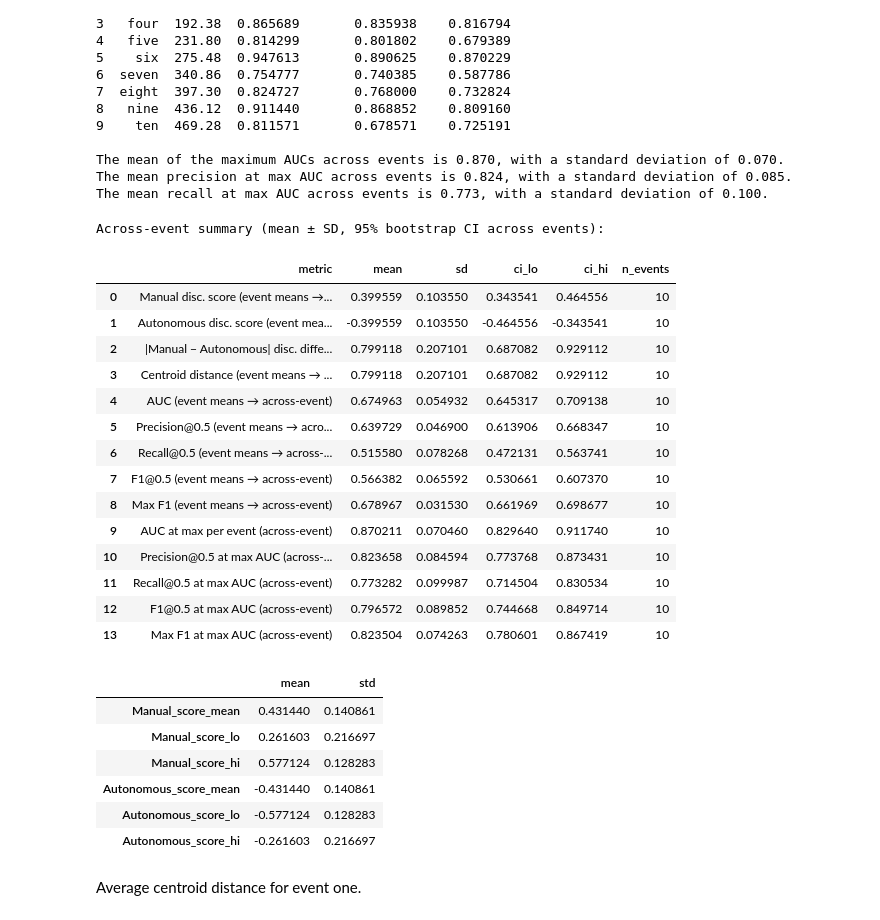
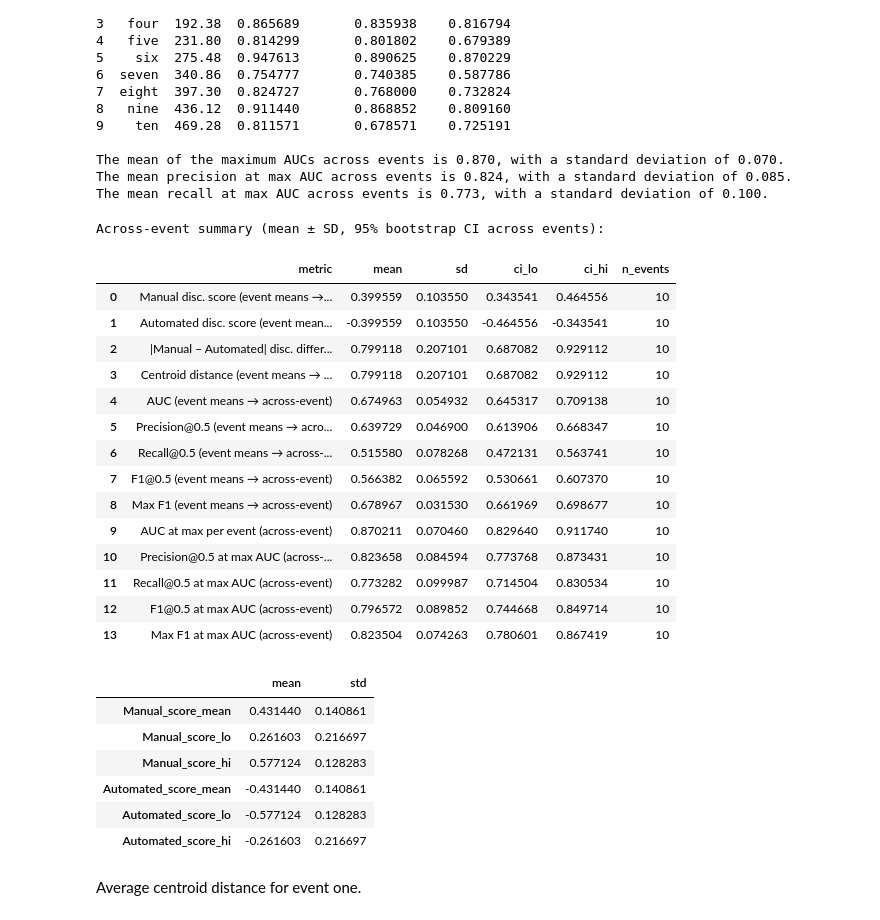
Before and after one commit to JohnMadrid/pca-driving-behavior, a Jupyter notebook: 5_discriminant_analysis.ipynb, the cells around one changed output. Drawn from its saved outputs; the diff is of its cells as text; code cells hidden in the pictures.

```diff
--- a/5_discriminant_analysis.ipynb
+++ b/5_discriminant_analysis.ipynb
@@ -1006,14 +1071,17 @@ def summarize_across_events(series: pd.Series) -> Dict[str, float]:
 
 # Per-time discriminant difference, then average its magnitude per event (to match centroid distance expectation)
 out_df = out_df.copy()
-out_df["disc_diff"] = out_df["Manual_score_mean"] - out_df["Autonomous_score_mean"]
+_legacy = {c: c.replace("Autonomous", "Automated") for c in out_df.columns if "Autonomous" in c}
+if _legacy:
+    out_df.rename(columns=_legacy, inplace=True)
+out_df["disc_diff"] = out_df["Manual_score_mean"] - out_df["Automated_score_mean"]
 
 # Per-event means across time (for appendix/table), then summarize across events
 per_event = out_df.groupby("Event").agg({
     "Manual_score_mean": "mean",
-    "Autonomous_score_mean": "mean",
+    "Automated_score_mean": "mean",
     "CentroidDistance": "mean",
-    "disc_diff": lambda x: float(np.mean(np.abs(x))),  # mean |Manual − Autonomous|
+    "disc_diff": lambda x: float(np.mean(np.abs(x))),  # mean |Manual − Automated|
     "AUC": "mean",
     "precision_0p5": "mean",
     "recall_0p5": "mean",
@@ -1024,24 +1092,24 @@ per_event = out_df.groupby("Event").agg({
 # Per-event average magnitudes of group means across time
 mag_df = out_df.groupby("Event").agg(
     Manual_mag=("Manual_score_mean", lambda x: float(np.mean(np.abs(x)))),
-    Auto_mag=("Autonomous_score_mean", lambda x: float(np.mean(np.abs(x))))
+    Auto_mag=("Automated_score_mean", lambda x: float(np.mean(np.abs(x))))
 ).reset_index()
 per_event = per_event.merge(mag_df, on="Event", how="left")
 
-# Calculation: Signed discriminant difference (Manual − Autonomous) using per-time magnitude average
+# Calculation: Signed discriminant difference (Manual − Automated) using per-time magnitude average
 per_event.rename(columns={"disc_diff": "Disc_diff_abs_mean"}, inplace=True)
 
-# Orient group means per event so Manual is positive and Autonomous negative
+# Orient group means per event so Manual is positive and Automated negative
 event_sign = out_df.groupby("Event")["disc_diff"].mean().apply(lambda x: 1.0 if x >= 0 else -1.0)
 per_event = per_event.merge(event_sign.rename("event_sign"), on="Event", how="left")
 per_event["Manual_score_mean_oriented"] = per_event["Manual_score_mean"] * per_event["event_sign"]
-per_event["Autonomous_score_mean_oriented"] = per_event["Autonomous_score_mean"] * per_event["event_sign"]
+per_event["Automated_score_mean_oriented"] = per_event["Automated_score_mean"] * per_event["event_sign"]
 
 # Add to summary: also include |Disc_diff_signed| (magnitude) as "abs_disc_diff"
 summary: Dict[str, Dict[str, float]] = {
-    # Report average magnitudes (so Manual + Autonomous ≈ |Manual − Autonomous| when means are symmetric)
+    # Report average magnitudes (so Manual + Automated ≈ |Manual − Automated| when means are symmetric)
     "manual_disc": summarize_across_events(per_event["Manual_mag"]),
-    "auto_disc": summarize_across_events(-per_event["Auto_mag"]), # make Autonomous negative for consistency
+    "auto_disc": summarize_across_events(-per_event["Auto_mag"]), # make Automated negative for consistency
     "disc_diff_abs_mean": summarize_across_events(per_event["Disc_diff_abs_mean"]),
     "centroid_distance": summarize_across_events(per_event["CentroidDistance"]),
     "auc_mean": summarize_across_events(per_event["AUC"]),
@@ -1077,8 +1145,8 @@ def _as_table(label: str, stats: Dict[str, float]) -> Dict[str, float]:
 
 summary_table = pd.DataFrame([
     _as_table("Manual disc. score (event means → across-event)", summary["manual_disc"]),
-    _as_table("Autonomous disc. score (event means → across-event)", summary["auto_disc"]),
-    _as_table("|Manual − Autonomous| disc. difference (per-time avg → per-event)", summary["disc_diff_abs_mean"]),
+    _as_table("Automated disc. score (event means → across-event)", summary["auto_disc"]),
+    _as_table("|Manual − Automated| disc. difference (per-time avg → per-event)", summary["disc_diff_abs_mean"]),
     _as_table("Centroid distance (event means → across-event)", summary["centroid_distance"]),
     _as_table("AUC (event means → across-event)", summary["auc_mean"]),
     _as_table("Precision@0.5 (event means → across-event)", summary["precision_mean_0p5"]),
@@ -1115,8 +1183,8 @@ R_AT_MAX = summary["recall_at_max_0p5"]
 Across-event summary (mean ± SD, 95% bootstrap CI across events):
 |  | metric | mean | sd | ci_lo | ci_hi | n_events |
 | 0 | Manual disc. score (event means →... | 0.399559 | 0.103550 | 0.343541 | 0.464556 | 10 |
-| 1 | Autonomous disc. score (event mea... | -0.399559 | 0.103550 | -0.464556 | -0.343541 | 10 |
-| 2 | |Manual − Autonomous| disc. diffe... | 0.799118 | 0.207101 | 0.687082 | 0.929112 | 10 |
+| 1 | Automated disc. score (event mean... | -0.399559 | 0.103550 | -0.464556 | -0.343541 | 10 |
+| 2 | |Manual − Automated| disc. differ... | 0.799118 | 0.207101 | 0.687082 | 0.929112 | 10 |
 | 3 | Centroid distance (event means → ... | 0.799118 | 0.207101 | 0.687082 | 0.929112 | 10 |
 | 4 | AUC (event means → across-event) | 0.674963 | 0.054932 | 0.645317 | 0.709138 | 10 |
 | 5 | Precision@0.5 (event means → acro... | 0.639729 | 0.046900 | 0.613906 | 0.668347 | 10 |
@@ -1131,16 +1199,16 @@ Across-event summary (mean ± SD, 95% bootstrap CI across events):
 # %%
 out_df[out_df['Event']=='one'][[
     'Manual_score_mean','Manual_score_lo','Manual_score_hi',
-    'Autonomous_score_mean','Autonomous_score_lo','Autonomous_score_hi'
+    'Automated_score_mean','Automated_score_lo','Automated_score_hi'
 ]].agg(['mean', 'std']).T
 # %% [output]
 |  | mean | std |
 | Manual_score_mean | 0.431440 | 0.140861 |
 | Manual_score_lo | 0.261603 | 0.216697 |
 | Manual_score_hi | 0.577124 | 0.128283 |
-| Autonomous_score_mean | -0.431440 | 0.140861 |
-| Autonomous_score_lo | -0.577124 | 0.128283 |
-| Autonomous_score_hi | -0.261603 | 0.216697 |
+| Automated_score_mean | -0.431440 | 0.140861 |
+| Automated_score_lo | -0.577124 | 0.128283 |
+| Automated_score_hi | -0.261603 | 0.216697 |
 # %% [markdown]
 Average centroid distance for event one.
 # %%
```
Also changed, not shown: parts of 11 cells of this notebook, 1 other file.
